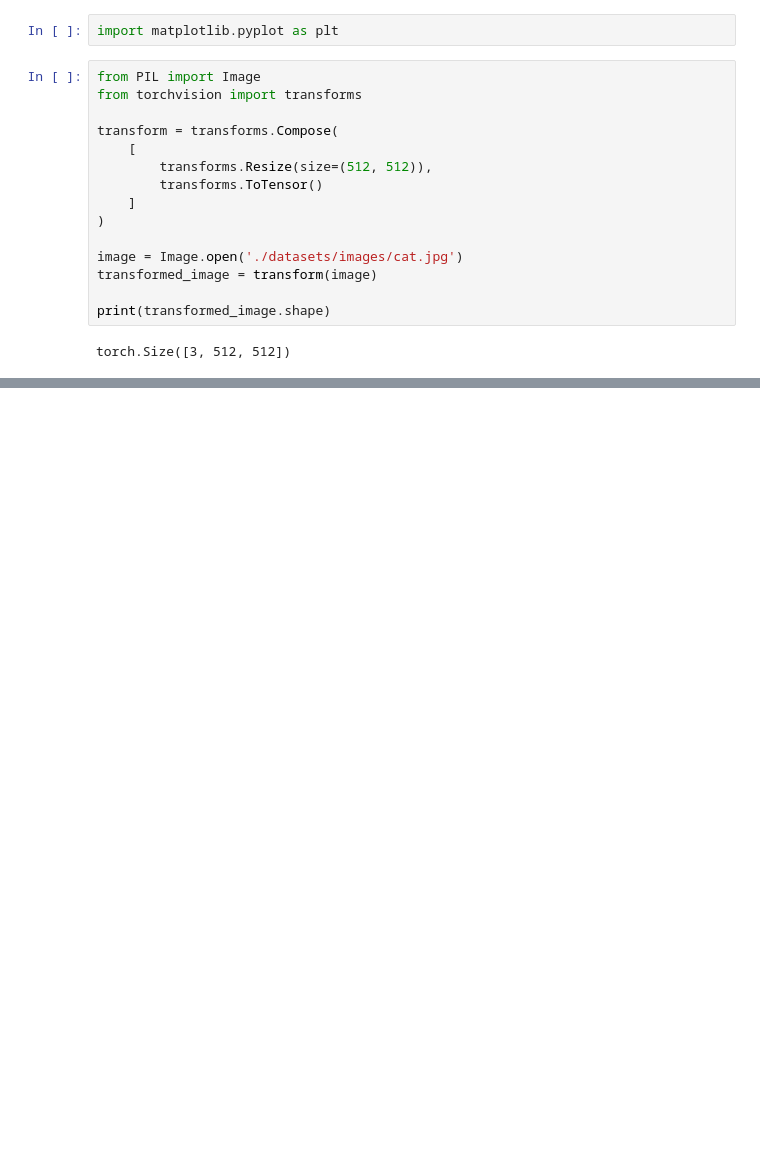
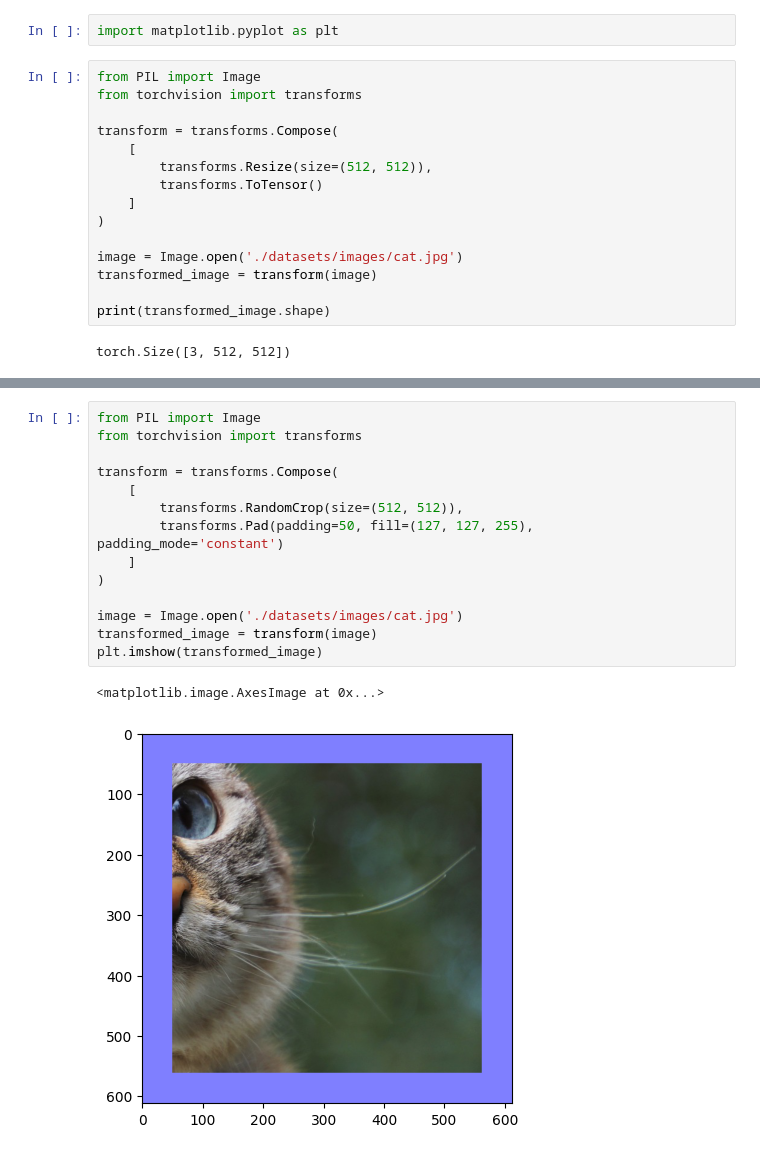
Before and after one commit to passgiant/pytorch_study, a Jupyter notebook: pt_tb_ex/pt18_이미지_데이터_증강_및_변환.ipynb, the cells around one changed output, grey strips where cells are left out. Drawn from its saved outputs; the diff is of its cells as text; blank space fills up the shorter version.

```diff
--- a/pt_tb_ex/pt18_이미지_데이터_증강_및_변환.ipynb
+++ b/pt_tb_ex/pt18_이미지_데이터_증강_및_변환.ipynb
@@ -34,0 +35,17 @@ plt.imshow(transformed_image)
+# %%
+from PIL import Image
+from torchvision import transforms
+
+transform = transforms.Compose(
+    [
+        transforms.RandomCrop(size=(512, 512)),
+        transforms.Pad(padding=50, fill=(127, 127, 255), padding_mode='constant')
+    ]
+)
+
+image = Image.open('./datasets/images/cat.jpg')
+transformed_image = transform(image)
+plt.imshow(transformed_image)
+# %% [output]
+<matplotlib.image.AxesImage at 0x...>
+[figure, added]
```
Also changed, not shown: parts of 7 cells of this notebook.
